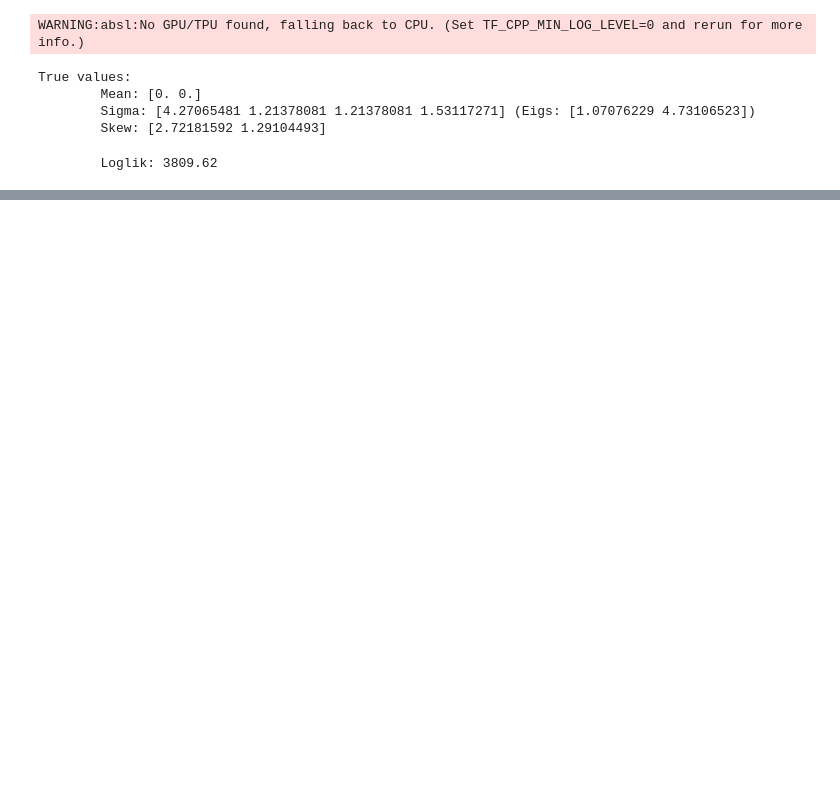
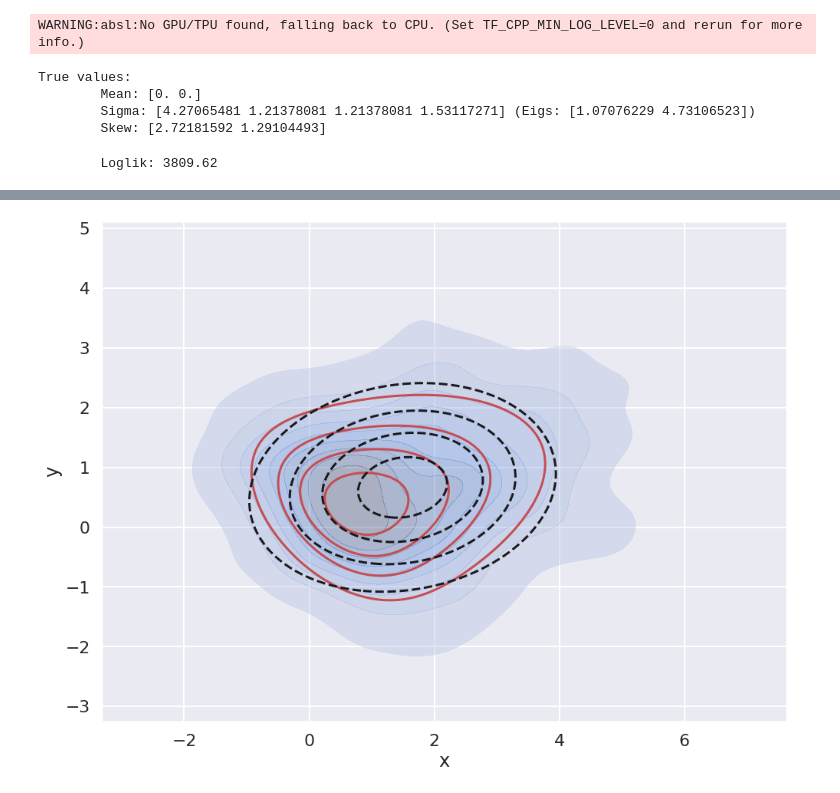
Before and after one commit to jschiavon/optispd, a Jupyter notebook: notebooks/Skewnormal.ipynb, the cells around one changed output, grey strips where cells are left out. Cells and saved outputs as stored; diff of their text form; code cells hidden in the pictures; blank space fills up the shorter version.

```diff
--- a/notebooks/Skewnormal.ipynb
+++ b/notebooks/Skewnormal.ipynb
@@ -252,0 +281,8 @@ plt.show();
+# %%
+sns.kdeplot(data=plot_data, x='x', y='y', alpha=0.4, fill=True)
+#sns.scatterplot(data=plot_data, x='x', y='y', alpha=0.3)
+plt.contour(x, y, Z_est, colors='r', levels=4)
+plt.contour(x, y, Z_norm, colors='k', levels=4, linestyles='dashed')
+plt.show()
+# %% [output]
+[figure, added]
```
Also changed, not shown: parts of 8 cells of this notebook, 2 other files.
